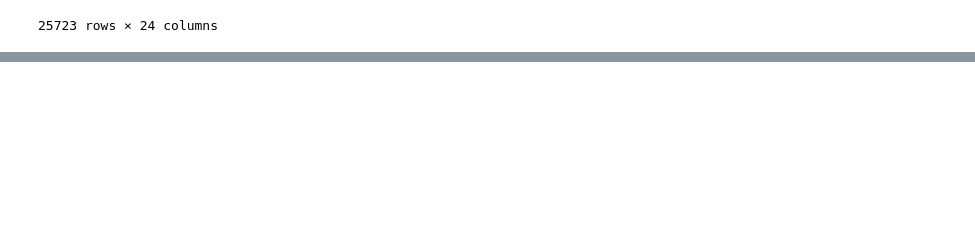
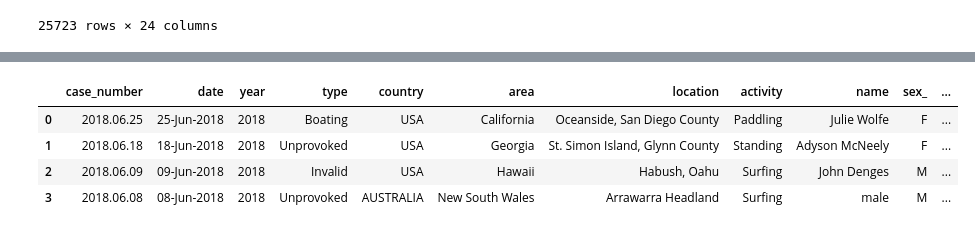
Before and after one commit to ToniDaCosta/Sharknado, a Jupyter notebook: Sharknado.ipynb, the cells around one changed output, grey strips where cells are left out. Saved outputs shown, nothing was run; the diff lists cells and outputs as text; code cells hidden in the pictures; blank space fills up the shorter version.

```diff
--- a/Sharknado.ipynb
+++ b/Sharknado.ipynb
@@ -20,0 +34,4 @@ data
+# %%
+data.columns = [i.lower().replace(" ", "_").strip() for i in data.columns]
+
+data
@@ -20,0 +54,12 @@ data
+# %%
+#Recicled the code and just changed the titles.
+data.drop(["location"], axis=1, inplace=True)
+    pass
+# %%
+columns_check = ['case_number', 'date', 'year', 'type', 'country', 'area',
+       'activity', 'name', 'sex_', 'age', 'injury', 'fatal_(y/n)',
+       'species_', 'investigator_or_source']
+# %%
+data = data.drop_duplicates(subset= columns_check, keep = "first")
+
+data.head(50)
@@ -20,0 +84,8 @@ data
+# %%
+data.head(4)
+# %% [output]
+|  | case_number | date | year | type | country | area | location | activity | name | sex_ | ... |
+| 0 | 2018.06.25 | 25-Jun-2018 | 2018 | Boating | USA | California | Oceanside, San Diego County | Paddling | Julie Wolfe | F | ... |
+| 1 | 2018.06.18 | 18-Jun-2018 | 2018 | Unprovoked | USA | Georgia | St. Simon Island, Glynn County | Standing | Adyson McNeely | F | ... |
+| 2 | 2018.06.09 | 09-Jun-2018 | 2018 | Invalid | USA | Hawaii | Habush, Oahu | Surfing | John Denges | M | ... |
+| 3 | 2018.06.08 | 08-Jun-2018 | 2018 | Unprovoked | AUSTRALIA | New South Wales | Arrawarra Headland | Surfing | male | M | ... |
```
Also changed, not shown: parts of 8 cells of this notebook.
